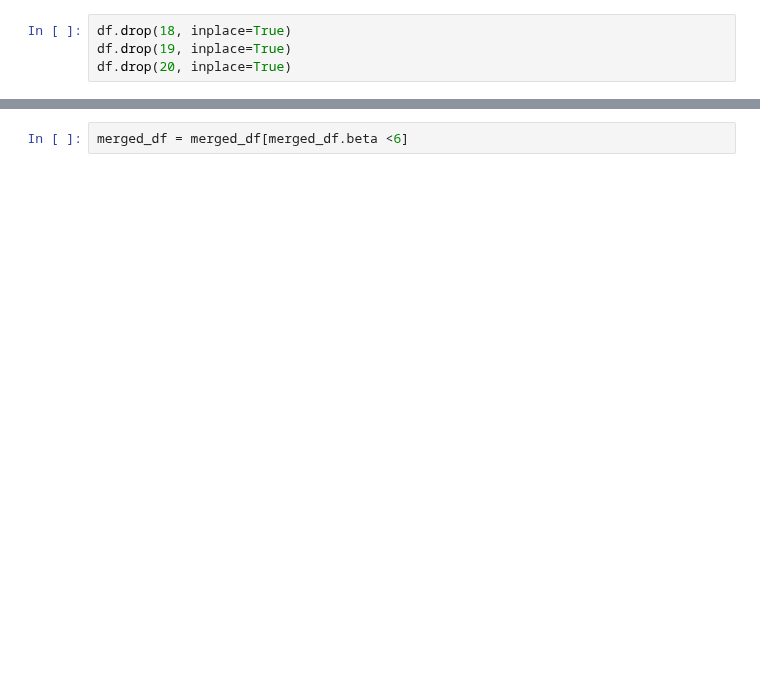
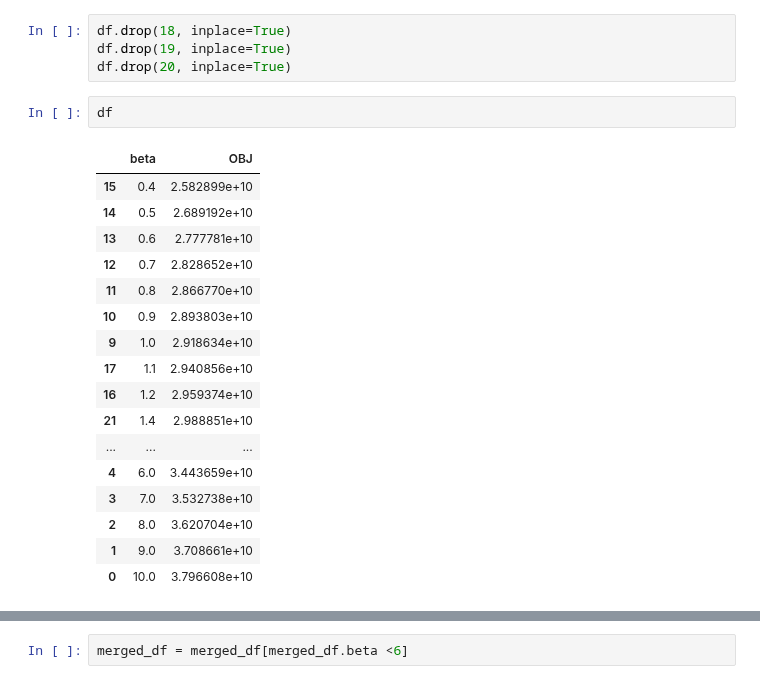
Before and after one commit to nuhorchak/Vaccine_Tender, a Jupyter notebook: horizon excursion/JSON/beta_curve.ipynb, the cells around one changed output, grey strips where cells are left out. Saved outputs shown, nothing was run; the diff lists cells and outputs as text; blank space fills up the shorter version.

```diff
--- a/horizon excursion/JSON/beta_curve.ipynb
+++ b/horizon excursion/JSON/beta_curve.ipynb
@@ -50,6 +73,26 @@ df = df.sort_values(by='beta')
 df.drop(18, inplace=True)
 df.drop(19, inplace=True)
 df.drop(20, inplace=True)
+# %%
+df
+# %% [output]
+|  | beta | OBJ |
+| 15 | 0.4 | 2.582899e+10 |
+| 14 | 0.5 | 2.689192e+10 |
+| 13 | 0.6 | 2.777781e+10 |
+| 12 | 0.7 | 2.828652e+10 |
+| 11 | 0.8 | 2.866770e+10 |
+| 10 | 0.9 | 2.893803e+10 |
+| 9 | 1.0 | 2.918634e+10 |
+| 17 | 1.1 | 2.940856e+10 |
+| 16 | 1.2 | 2.959374e+10 |
+| 21 | 1.4 | 2.988851e+10 |
+| ... | ... | ... |
+| 4 | 6.0 | 3.443659e+10 |
+| 3 | 7.0 | 3.532738e+10 |
+| 2 | 8.0 | 3.620704e+10 |
+| 1 | 9.0 | 3.708661e+10 |
+| 0 | 10.0 | 3.796608e+10 |
 # %%
 
 # Specify the path to your JSON file
```
Also changed, not shown: parts of 10 cells of this notebook, 7 other files.
